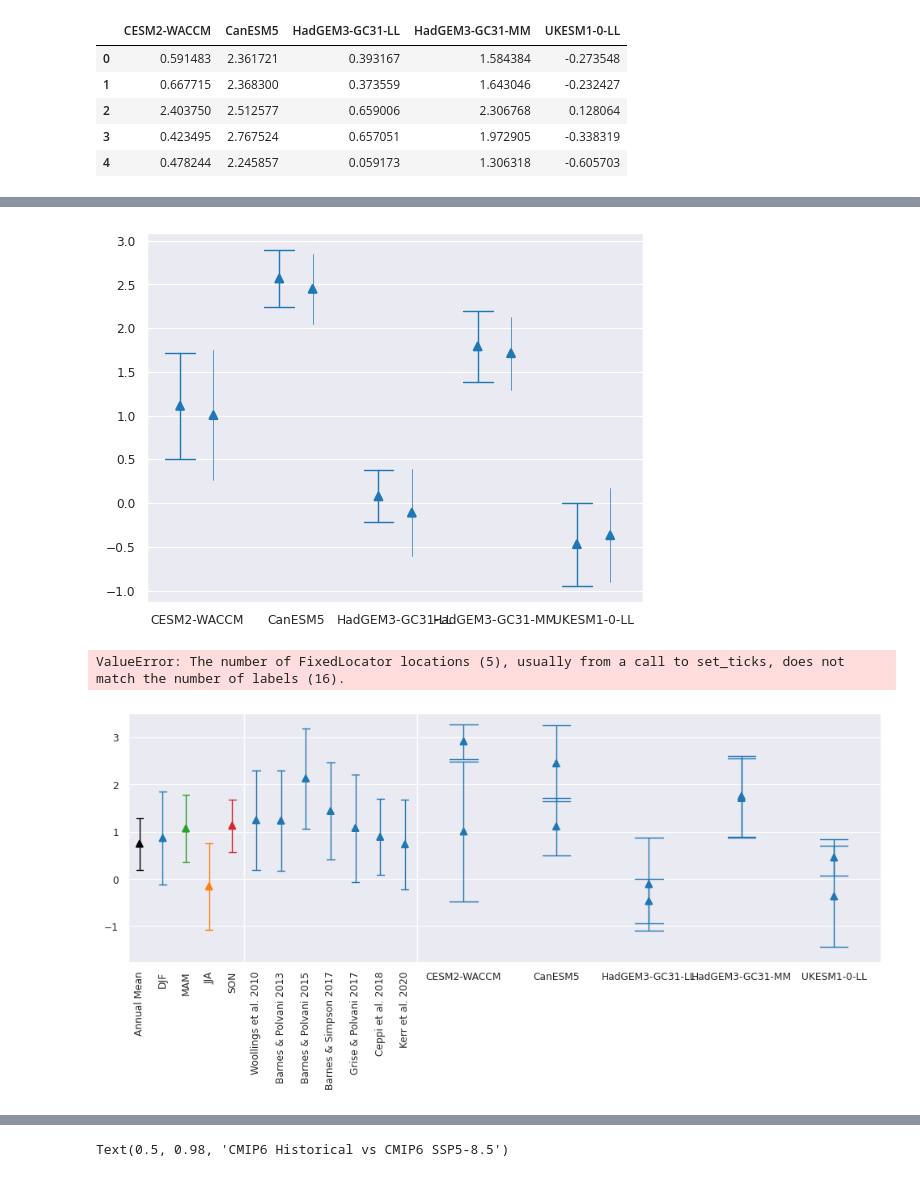
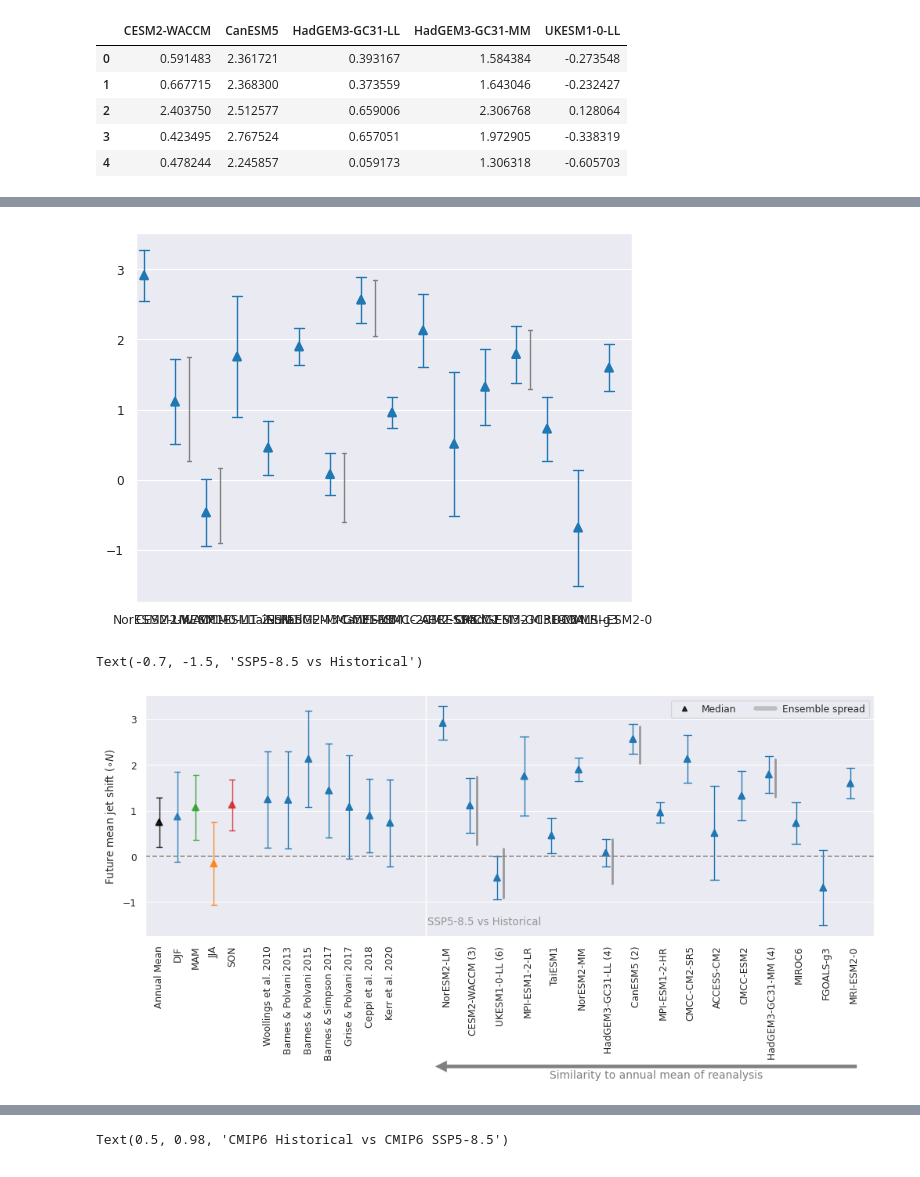
Before and after one commit to Thomasjkeel/uncertainty-in-npac-jet-shift, a Jupyter notebook: Figure_4.ipynb, the cells around one changed output, grey strips where cells are left out. Drawn from its saved outputs; the diff is of its cells as text; code cells hidden in the pictures.

Commit message:
add figure 4 complete

```diff
--- a/Figure_4.ipynb
+++ b/Figure_4.ipynb
@@ -1074,0 +1052,9 @@ sns.pointplot
+# %%
+## make dataset correct size for plotting
+model_name_df = pd.DataFrame(df_diff_djf_ens_mean.loc[sorted_index_by_minimum_error_from_reanalysis_mean_ens_mean].T.columns)
+model_name_df.index= model_name_df[0]
+model_name_df[0] = np.nan
+model_name_df = model_name_df.rename(columns={0:'remove_col'})
+multi_r_models_w_all_models = pd.concat([model_name_df.T, multi_r_models])
+multi_r_models_w_all_models = multi_r_models_w_all_models.drop('remove_col')
+multi_r_models_w_all_models.head()
@@ -1075,27 +1068,36 @@ sns.pointplot
 # %%
 # help from: https://stackoverflow.com/questions/46486934/seaborn-pointplot-and-boxplot-in-one-plot-but-shifted-on-the-x-axis
 fig, ax = plt.subplots(1)
-sns.pointplot(multi_r_models, errorbar=('sd', 1),  capsize=0, estimator='median',\
-              markers = '^', errwidth=.5, join=False, ax=ax)
-offset = matplotlib.transforms.ScaledTranslation(12/72., 0, ax.figure.dpi_scale_trans)
+estimator_to_use = 'median'
+sns.pointplot(df_diff_djf_ens_mean.loc[sorted_index_by_minimum_error_from_reanalysis_mean_ens_mean].T, errorbar=('sd', 1),  capsize=.3, estimator=estimator_to_use,\
+              markers = '^', errwidth=1, join=False, ax=ax)
+offset = matplotlib.transforms.ScaledTranslation(-(5/72.), 0, ax.figure.dpi_scale_trans)
 trans = ax.collections[0].get_transform()
 ax.collections[0].set_transform(trans + offset)
-offset = matplotlib.transforms.ScaledTranslation(12/72., 0, ax.figure.dpi_scale_trans)
 for line in ax.lines:
     trans = line.get_transform()
     line.set_transform(trans + offset)
 
-sns.pointplot(df_diff_djf_ens_mean.loc[multi_r_models.columns].T, errorbar=('sd', 1),  capsize=.3, estimator='median',\
-              markers = '^', errwidth=1, join=False, ax=ax)
-offset = matplotlib.transforms.ScaledTranslation(-(12/72.), 0, ax.figure.dpi_scale_trans)
+sns.pointplot(multi_r_models_w_all_models, errorbar=('sd', 1),  capsize=.1, estimator=estimator_to_use,\
+              markers='', errwidth=1, join=False, color='.5',  ax=ax);
+
+offset = matplotlib.transforms.ScaledTranslation(5/72., 0, ax.figure.dpi_scale_trans)
 trans = ax.collections[1].get_transform()
 ax.collections[1].set_transform(trans + offset)
-offset = matplotlib.transforms.ScaledTranslation(-(12/72.), 0, ax.figure.dpi_scale_trans)
 for line in ax.lines[len(ax.lines)//2:]:
     trans = line.get_transform()
     line.set_transform(trans + offset)
 # %% [output]
-[figure, old version]
+[figure, new version]
+# %%
+# add number to each model name column
+# df_diff_djf_ens_mean_with_groupcount = df_diff_djf_ens_mean.copy()
+sorted_models_with_group_count = []
+for model_name in df_diff_djf_ens_mean.loc[sorted_index_by_minimum_error_from_reanalysis_mean_ens_mean].index:
+    if model_realisation_counts[model_name] > 1:
+        sorted_models_with_group_count.append(f'{model_name} ({model_realisation_counts[model_name]})')
+    else:
+        sorted_models_with_group_count.append(model_name)
 # %%
 sns.set_context('paper')
 sns.set_style('darkgrid')
@@ -1107,41 +1109,53 @@ fig, axes = plt.subplots(1,3, figsize=(12, 4), sharey=True, width_ratios=[0.2, 0
 plt.subplots_adjust(wspace=0)
 
 sns.pointplot(df_future_hist_diff_season_by_model[["Annual Mean", 'DJF', 'MAM', 'JJA', 'SON']].dropna(), capsize=.3, estimator='median', errorbar=errorbar_to_use,\
               markers = '^', errwidth=1, join=False, palette=['k', 'C0', 'C2', 'C1', 'C3'], ax=axes[0])
 sns.pointplot(df_diff_djf_ens_mean.loc[djf_hist_and_future_mean_diffs_w_mean_ensemble_means.index], capsize=.3, estimator='median', errorbar=errorbar_to_use,\
               markers = '^', errwidth=1, join=False, ax=axes[1])
 sns.pointplot(df_diff_djf_ens_mean.loc[sorted_index_by_minimum_error_from_reanalysis_mean_ens_mean].T, capsize=.3, estimator='median', errorbar=errorbar_to_use,\
               markers = '^', errwidth=1, join=False, ax=axes[2]);
+offset = matplotlib.transforms.ScaledTranslation(-(3/72.), 0, axes[2].figure.dpi_scale_trans)
+trans = axes[2].collections[0].get_transform()
+axes[2].collections[0].set_transform(trans + offset)
+for line in axes[2].lines:
+    trans = line.get_transform()
+    line.set_transform(trans + offset)
 
-# sns.pointplot(multi_r_models, errorbar=errorbar_to_use,  capsize=.3, estimator='median',\
-#               markers = '^', errwidth=1, join=False, ax=axes[2]);
+sns.pointplot(multi_r_models_w_all_models, capsize=.0, estimator='median', errorbar=errorbar_to_use,\
+              markers='', errwidth=2, join=False, color=(0.6, 0.6, 0.6),  ax=axes[2]);
+
+offset = matplotlib.transforms.ScaledTranslation(3/72., 0, axes[2].figure.dpi_scale_trans)
+trans = axes[2].collections[1].get_transform()
+axes[2].collections[1].set_transform(trans + offset)
+for line in axes[2].lines[len(axes[2].lines)//2:]:
+    trans = line.get_transform()
+    line.set_transform(trans + offset)
 
 axes[0].set_xticklabels(["Annual Mean", 'DJF', 'MAM', 'JJA', 'SON'], rotation=90);
 axes[1].set_xticklabels(cols_to_use, rotation=90);
-axes[2].set_xticklabels(df_diff_djf_ens_mean.loc[sorted_index_by_minimum_error_from_reanalysis_mean_ens_mean].index, rotation=90);
+axes[2].set_xticklabels(sorted_models_with_group_count, rotation=90);
 plt.setp(axes[0].collections, alpha=.8); #for the markers
 plt.setp(axes[0].lines, alpha=.9);    #for the lines
-axes[2].annotate('', xy=(-1.3, -4.8), xytext=(16, -4.8),
+axes[2].annotate('', xy=(-1.3, -4.6), xytext=(16, -4.6),
             arrowprops=dict(facecolor='grey', width=4, shrink=0.05), annotation_clip=False)
-axes[2].text(s="Similarity to annual mean of reanalysis", x=3.8, y=-4.52, c='grey', fontsize=10)
+axes[2].text(s="Similarity to annual mean of reanalysis", x=3.8, y=-4.85, c='grey', fontsize=10)
 black_triangle = mlines.Line2D([], [], color='k', marker='^', linestyle='None',
                           markersize=5, alpha=.8, label='Median')
-axes[2].legend(handles=[black_triangle], ncols=2)
+grey_line = mlines.Line2D([0], [0], color='0.7', linestyle='-', lw=4,
+                        alpha=.8, label='Ensemble spread')
+axes[2].legend(handles=[black_triangle, grey_line], ncols=2)
 axes[0].hlines(-0, -0.75, 5.5, 'grey', '--', alpha=.9)
 axes[1].hlines(-0, -1.5, 7.75, 'grey', '--', alpha=.9)
 axes[2].hlines(-0, -1.75, 15.75, 'grey', '--', alpha=.9)
 axes[0].set_xlim(-0.75, 5.4)
 axes[1].set_xlim(-0.5, 7.75)
 axes[2].set_xlim(-0.75, 15.75)
-# axes[0].set_ylim(-3.6, 3.6)
-# axes[1].set_ylim(-3.6, 3.6)
-# axes[2].set_ylim(-3.6, 3.6)
 axes[0].spines['right'].set_visible(False)
 axes[1].spines['left'].set_visible(False)
 axes[0].set_ylabel("Future mean jet shift (${\circ N}$)")
 axes[2].text(s="SSP5-8.5 vs Historical", x=-0.7, y=-1.5, color='grey', alpha=.8)
 
 # fig.savefig('figures/figure_4.png', bbox_inches='tight', dpi=300)
 # %% [output]
-ValueError: The number of FixedLocator locations (5), usually from a call to set_ticks, does not match the number of labels (16).
+Text(-0.7, -1.5, 'SSP5-8.5 vs Historical')
-[figure, old version]
+[figure, new version]
```
Also changed, not shown: parts of 9 cells of this notebook, 3 other files.
